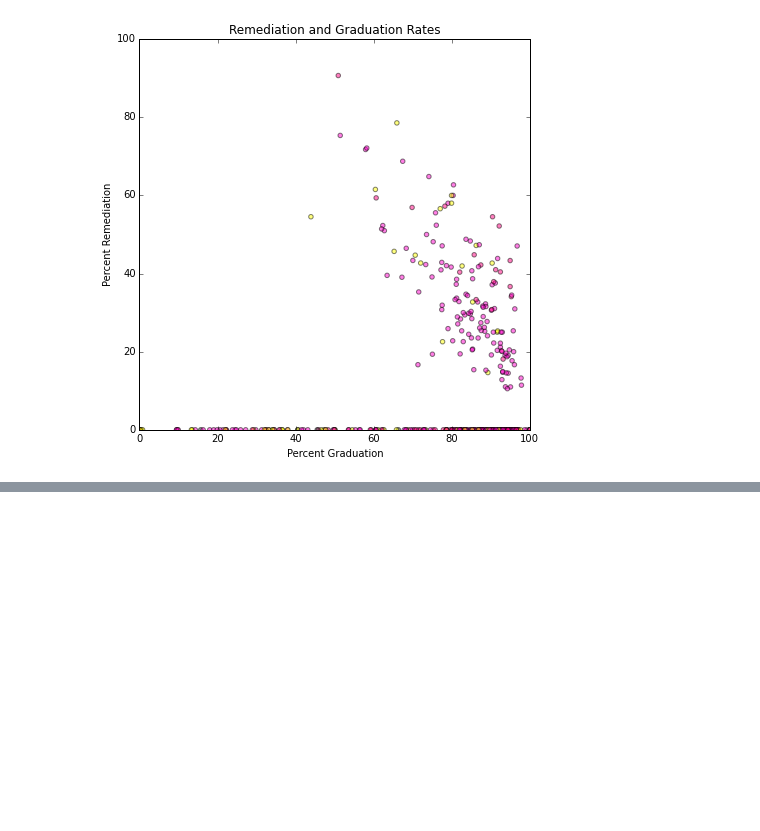
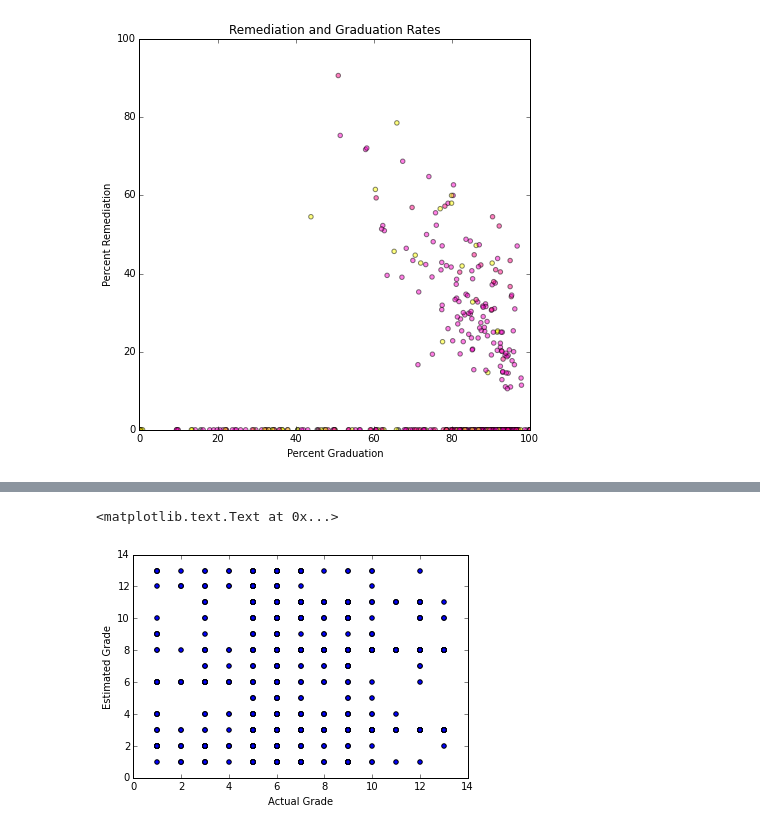
Before and after one commit to MinHyung-Kang/ColoradoEducation, a Jupyter notebook: Data_Exploration.ipynb, the cells around one changed output, grey strips where cells are left out. Saved outputs shown, nothing was run; the diff lists cells and outputs as text; code cells hidden in the pictures; blank space fills up the shorter version.

```diff
--- a/Data_Exploration.ipynb
+++ b/Data_Exploration.ipynb
@@ -319,0 +326,16 @@ plt.ylabel("Percent Remediation")
+# %%
+#Using all the proportions
+ethnic_sample = [7,27,28,29,30,31,32,33]
+
+#Using just the white proportion
+#ethnic_sample = [7,31]
+
+
+ethnic_names = data_2010_name[ethnic_sample]
+elementary_data = data_2010[data_2010_raw[:,1]=='"E"',:]
+
+#If we want to consider all three types of schools
+#elementary_data = data_2010
+
+ethnic_elementary_data = elementary_data[:,ethnic_sample]
+print (ethnic_elementary_data)
@@ -319,0 +491,13 @@ plt.ylabel("Percent Remediation")
+# %%
+import matplotlib
+import matplotlib.pyplot as plt
+
+# otherwise all plots appear as pop-up
+%matplotlib inline
+
+plt.scatter(ee_target, ee_pred)
+plt.xlabel('Actual Grade')
+plt.ylabel('Estimated Grade')
+# %% [output]
+<matplotlib.text.Text at 0x...>
+[figure, added]
```
Also changed, not shown: parts of 21 cells of this notebook.
